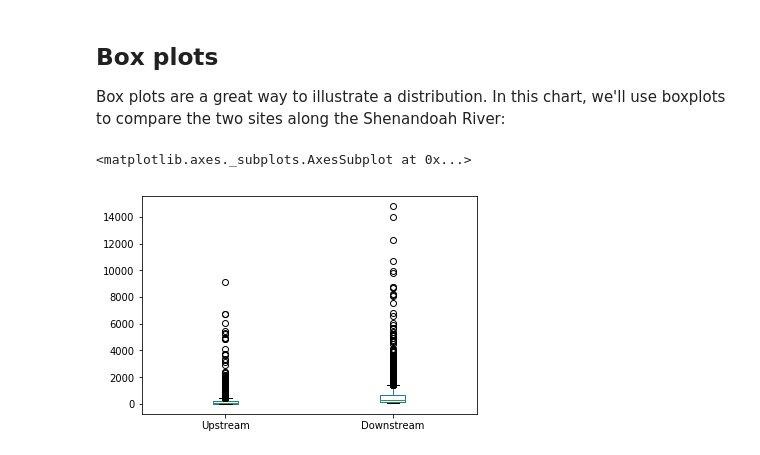
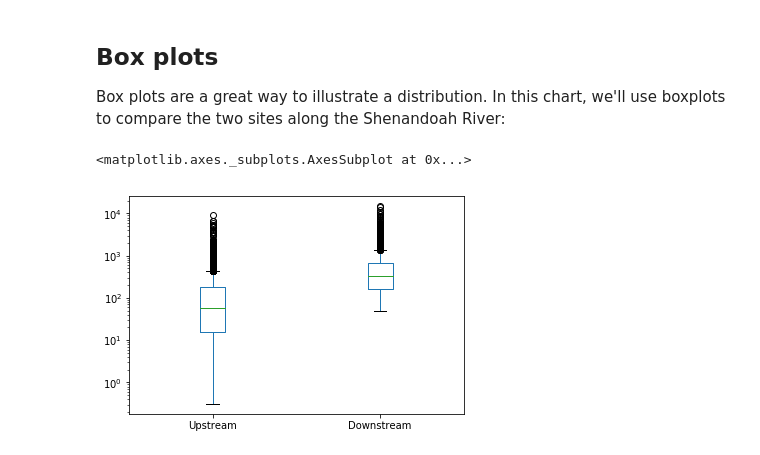
Before and after one commit to mroberge/hydrofunctions, a Jupyter notebook: docs/notebooks/Graphing.ipynb, the cells around one changed output. Saved outputs shown, nothing was run; the diff lists cells and outputs as text; code cells hidden in the pictures.

```diff
--- a/docs/notebooks/Graphing.ipynb
+++ b/docs/notebooks/Graphing.ipynb
@@ -159,7 +157,7 @@ array([[<matplotlib.axes._subplots.AxesSubplot object at 0x...>,
 ## Box plots
 Box plots are a great way to illustrate a distribution. In this chart, we'll use boxplots to compare the two sites along the Shenandoah River:
 # %%
-Q.plot.box()
+Q.plot.box(logy=True)
 # %% [output]
 <matplotlib.axes._subplots.AxesSubplot at 0x...>
-[figure, old version]
+[figure, new version]
```
Also changed, not shown: parts of 6 cells of this notebook.
